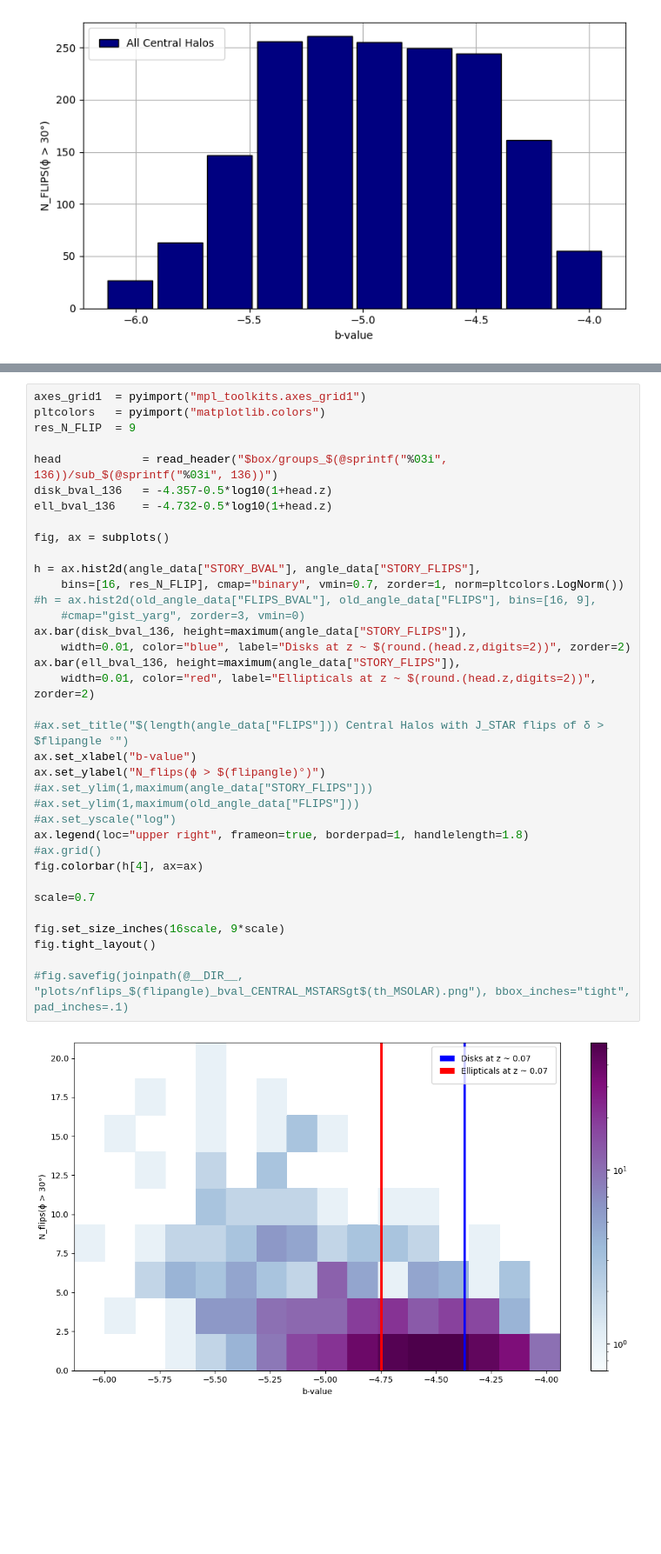
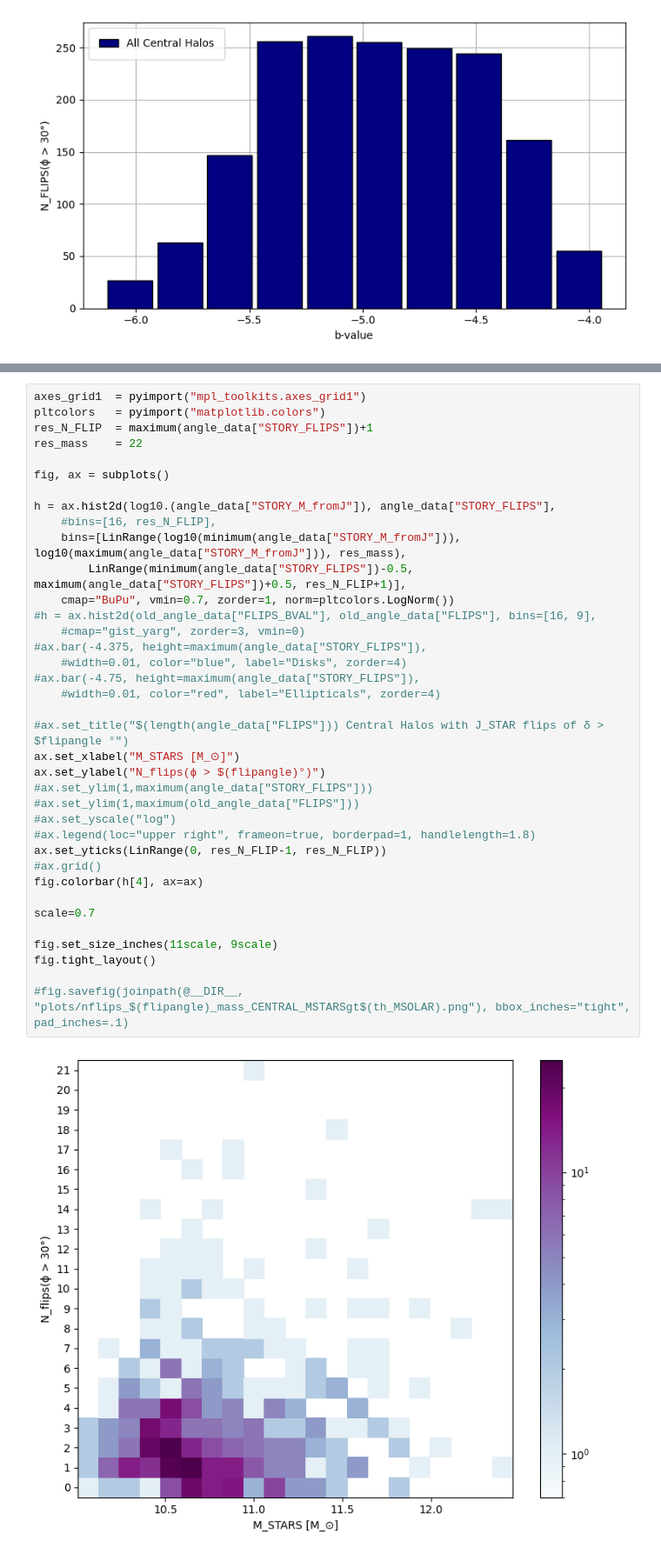
Before and after one commit to SilvioFortune/spinevo, a Jupyter notebook: flips/d_angle.ipynb, the cells around one changed output, grey strips where cells are left out. Shown: that part at 87% size. Saved outputs shown, nothing was run; the diff lists cells and outputs as text; blank space fills up the shorter version.

```diff
--- a/flips/d_angle.ipynb
+++ b/flips/d_angle.ipynb
@@ -268,38 +318,39 @@ fig.tight_layout()
 # %%
 axes_grid1  = pyimport("mpl_toolkits.axes_grid1")
 pltcolors   = pyimport("matplotlib.colors")
-res_N_FLIP  = 9
-
-head            = read_header("$box/groups_$(@sprintf("%03i", 136))/sub_$(@sprintf("%03i", 136))")
-disk_bval_136   = -4.357-0.5*log10(1+head.z)
-ell_bval_136    = -4.732-0.5*log10(1+head.z)
+res_N_FLIP  = maximum(angle_data["STORY_FLIPS"])+1
+res_mass    = 22
 
 fig, ax = subplots()
 
-h = ax.hist2d(angle_data["STORY_BVAL"], angle_data["STORY_FLIPS"],
-    bins=[16, res_N_FLIP], cmap="binary", vmin=0.7, zorder=1, norm=pltcolors.LogNorm())
+h = ax.hist2d(log10.(angle_data["STORY_M_fromJ"]), angle_data["STORY_FLIPS"],
+    #bins=[16, res_N_FLIP],
+    bins=[LinRange(log10(minimum(angle_data["STORY_M_fromJ"])), log10(maximum(angle_data["STORY_M_fromJ"])), res_mass),
+        LinRange(minimum(angle_data["STORY_FLIPS"])-0.5, maximum(angle_data["STORY_FLIPS"])+0.5, res_N_FLIP+1)],
+    cmap="BuPu", vmin=0.7, zorder=1, norm=pltcolors.LogNorm())
 #h = ax.hist2d(old_angle_data["FLIPS_BVAL"], old_angle_data["FLIPS"], bins=[16, 9],
     #cmap="gist_yarg", zorder=3, vmin=0)
-ax.bar(disk_bval_136, height=maximum(angle_data["STORY_FLIPS"]),
-    width=0.01, color="blue", label="Disks at z ~ $(round.(head.z,digits=2))", zorder=2)
-ax.bar(ell_bval_136, height=maximum(angle_data["STORY_FLIPS"]),
-    width=0.01, color="red", label="Ellipticals at z ~ $(round.(head.z,digits=2))", zorder=2)
+#ax.bar(-4.375, height=maximum(angle_data["STORY_FLIPS"]),
+    #width=0.01, color="blue", label="Disks", zorder=4)
+#ax.bar(-4.75, height=maximum(angle_data["STORY_FLIPS"]),
+    #width=0.01, color="red", label="Ellipticals", zorder=4)
 
 #ax.set_title("$(length(angle_data["FLIPS"])) Central Halos with J_STAR flips of δ > $flipangle °")
-ax.set_xlabel("b-value")
+ax.set_xlabel("M_STARS [M_⊙]")
 ax.set_ylabel("N_flips(ϕ > $(flipangle)°)")
 #ax.set_ylim(1,maximum(angle_data["STORY_FLIPS"]))
 #ax.set_ylim(1,maximum(old_angle_data["FLIPS"]))
 #ax.set_yscale("log")
-ax.legend(loc="upper right", frameon=true, borderpad=1, handlelength=1.8)
+#ax.legend(loc="upper right", frameon=true, borderpad=1, handlelength=1.8)
+ax.set_yticks(LinRange(0, res_N_FLIP-1, res_N_FLIP))
 #ax.grid()
 fig.colorbar(h[4], ax=ax)
 
 scale=0.7
 
-fig.set_size_inches(16scale, 9*scale)
+fig.set_size_inches(11scale, 9scale)
 fig.tight_layout()
 
-#fig.savefig(joinpath(@__DIR__, "plots/nflips_$(flipangle)_bval_CENTRAL_MSTARSgt$(th_MSOLAR).png"), bbox_inches="tight", pad_inches=.1)
+#fig.savefig(joinpath(@__DIR__, "plots/nflips_$(flipangle)_mass_CENTRAL_MSTARSgt$(th_MSOLAR).png"), bbox_inches="tight", pad_inches=.1)
 # %% [output]
-[figure, old version]
+[figure, new version]
```
Also changed, not shown: parts of 3 cells of this notebook, 2 other files.
